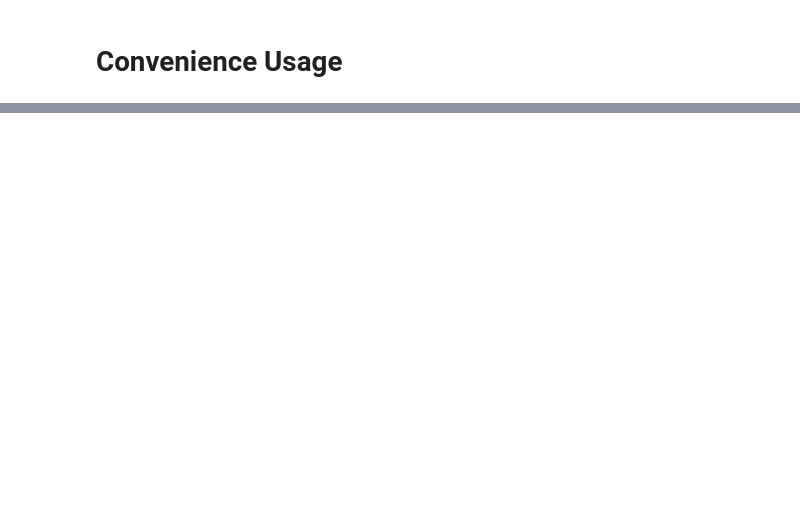
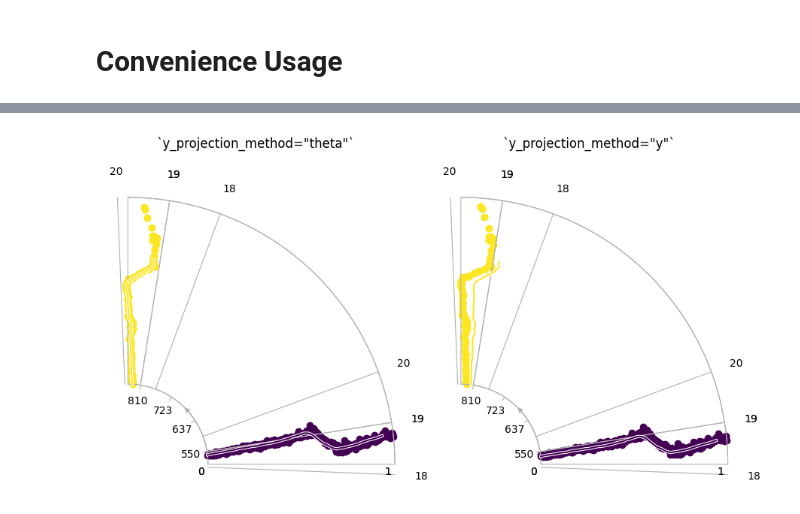
Before and after one commit to TheRedElement/LStein, a Jupyter notebook: src_py_demo/LVisP_demo.ipynb, the cells around one changed output, grey strips where cells are left out. Saved outputs shown, nothing was run; the diff lists cells and outputs as text; code cells hidden in the pictures; blank space fills up the shorter version.

Commit message:
allowed passing of sigle dict as kwarg for panels; finished demo

```diff
--- a/src_py_demo/LVisP_demo.ipynb
+++ b/src_py_demo/LVisP_demo.ipynb
@@ -166,0 +232,42 @@ plt.show()
+# %%
+fidx = 0    #displays projection effects in y-direction with `y_projection_method="y"`
+# fidx = -1   #displays projection effects in x-projection with `y_projection_method="theta"`
+#get data
+theta_raw, x_raw, y_raw, \
+theta_pro, x_pro, y_pro, \
+legend, thetalab, xlab, ylab, fname = get_data(fidx)
+
+unique_thetas, \
+thetaticks, xticks, yticks, \
+panelsize, \
+colors = get_stats(theta_raw, x_raw, y_raw, fname)
+
+#plotting
+fig = plt.figure(figsize=(9,9))
+ax1 = fig.add_subplot(121)
+ax2 = fig.add_subplot(122)
+ax1.set_title("`y_projection_method=\"theta\"`", y=1.1)
+ax2.set_title("`y_projection_method=\"y\"`", y=1.1)
+
+#init canvas (similar to `fig = plt.figure()`)
+LVPC1 = LVisPCanvas(ax1,
+    thetaticks, xticks, yticks,
+    thetaguidelims=(0,np.pi/2), thetaplotlims=(0+panelsize/2,np.pi/2-panelsize/2),
+)
+LVPC2 = LVisPCanvas(ax2,
+    thetaticks, xticks, yticks,
+    thetaguidelims=(0,np.pi/2), thetaplotlims=(0+panelsize/2,np.pi/2-panelsize/2),
+)
+
+#plotting all the series (similar to `plt.plot()`)
+LVPC1.scatter(theta_raw[::1], x_raw[::1], y_raw[::1], panel_kwargs=dict(y_projection_method="theta"),)
+LVPC1.plot(theta_pro[::1], x_pro[::1], y_pro[::1], panel_kwargs=dict(y_projection_method="theta"), plot_kwargs=dict(lw=3, c="w"))
+LVPC1.plot(theta_pro[::1], x_pro[::1], y_pro[::1], panel_kwargs=dict(y_projection_method="theta"),)
+LVPC2.scatter(theta_raw[::1], x_raw[::1], y_raw[::1], panel_kwargs=dict(y_projection_method="y"),)
+LVPC2.plot(theta_pro[::1], x_pro[::1], y_pro[::1], panel_kwargs=dict(y_projection_method="y"), plot_kwargs=dict(lw=3, c="w"))
+LVPC2.plot(theta_pro[::1], x_pro[::1], y_pro[::1], panel_kwargs=dict(y_projection_method="y"),)
+
+fig.tight_layout()
+plt.show()
+# %% [output]
+[figure, added]
```
Also changed, not shown: parts of 6 cells of this notebook, 2 other files.
